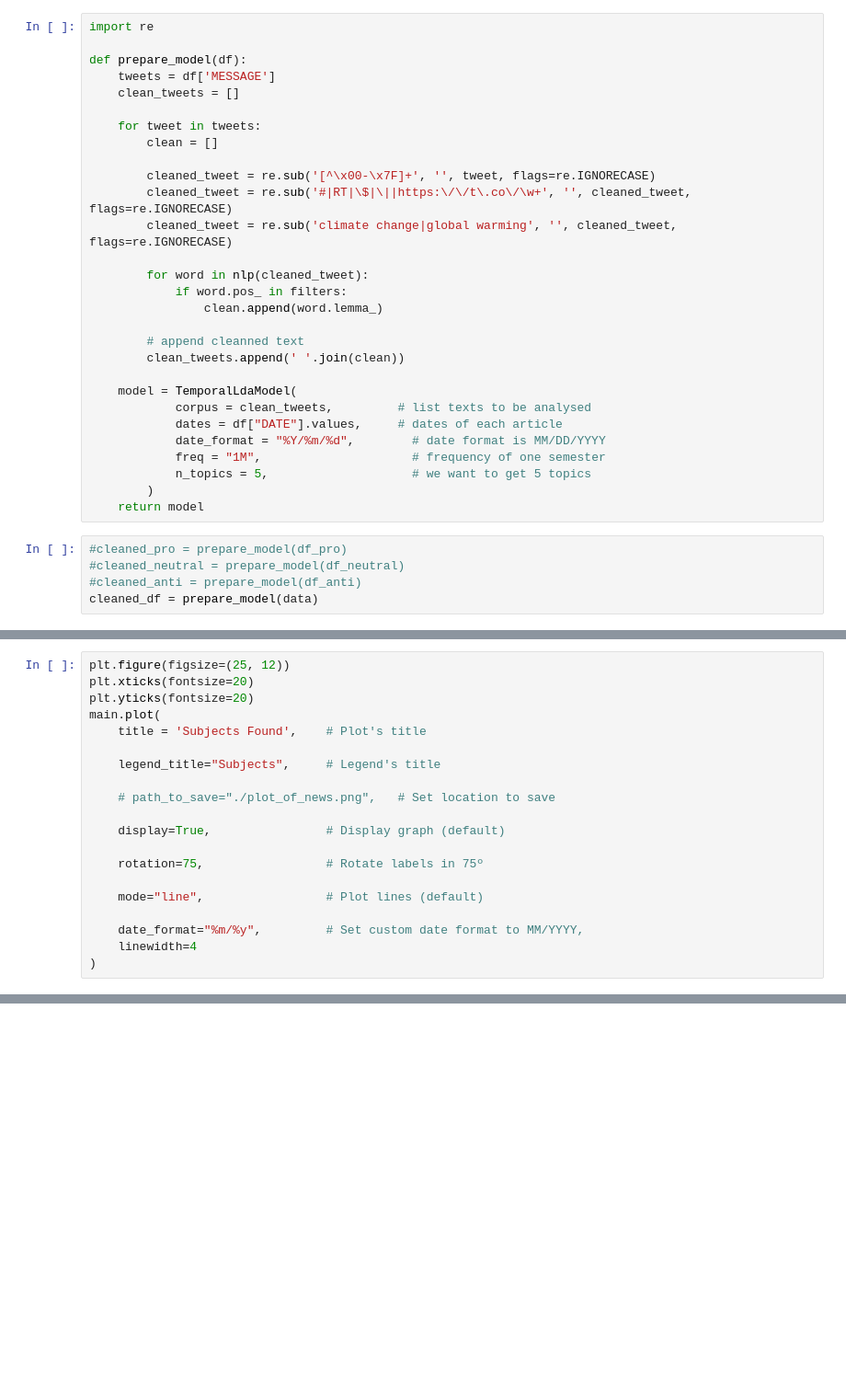
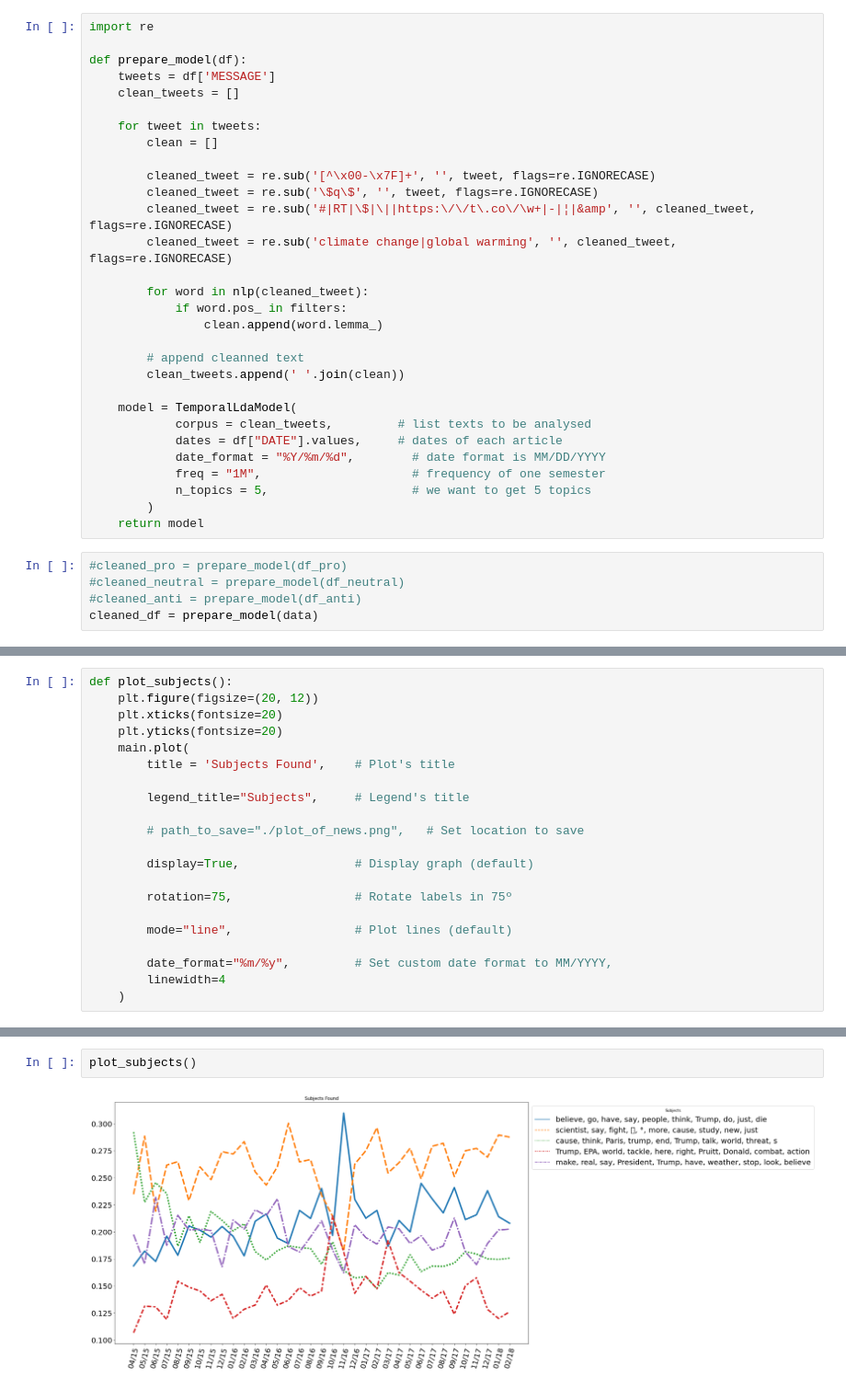
Before and after one commit to thiagorbernardo/UTFPR-Data-Science-CSB55, a Jupyter notebook: 06 - LDA/LDA_GlobalWarming.ipynb, the cells around one changed output, grey strips where cells are left out. Shown at 92% size. Drawn from its saved outputs; the diff is of its cells as text; blank space fills up the shorter version.

```diff
--- a/06 - LDA/LDA_GlobalWarming.ipynb
+++ b/06 - LDA/LDA_GlobalWarming.ipynb
@@ -57,7 +57,8 @@ def prepare_model(df):
         clean = []
 
         cleaned_tweet = re.sub('[^\x00-\x7F]+', '', tweet, flags=re.IGNORECASE)
-        cleaned_tweet = re.sub('#|RT|\$|\||https:\/\/t\.co\/\w+', '', cleaned_tweet, flags=re.IGNORECASE)
+        cleaned_tweet = re.sub('\$q\$', '', tweet, flags=re.IGNORECASE)
+        cleaned_tweet = re.sub('#|RT|\$|\||https:\/\/t\.co\/\w+|-|¦|&amp', '', cleaned_tweet, flags=re.IGNORECASE)
         cleaned_tweet = re.sub('climate change|global warming', '', cleaned_tweet, flags=re.IGNORECASE)
 
         for word in nlp(cleaned_tweet):
@@ -107,20 +108,21 @@ Wall time: 4 ms
 # %%
-plt.figure(figsize=(25, 12))
-plt.xticks(fontsize=20)
-plt.yticks(fontsize=20)
-main.plot(
-    title = 'Subjects Found',    # Plot's title
+def plot_subjects():
+    plt.figure(figsize=(20, 12))
+    plt.xticks(fontsize=20)
+    plt.yticks(fontsize=20)
+    main.plot(
+        title = 'Subjects Found',    # Plot's title
 
-    legend_title="Subjects",     # Legend's title
+        legend_title="Subjects",     # Legend's title
 
-    # path_to_save="./plot_of_news.png",   # Set location to save
+        # path_to_save="./plot_of_news.png",   # Set location to save
 
-    display=True,                # Display graph (default)
+        display=True,                # Display graph (default)
 
-    rotation=75,                 # Rotate labels in 75º
+        rotation=75,                 # Rotate labels in 75º
 
-    mode="line",                 # Plot lines (default)
+        mode="line",                 # Plot lines (default)
 
-    date_format="%m/%y",         # Set custom date format to MM/YYYY,
-    linewidth=4
-)
+        date_format="%m/%y",         # Set custom date format to MM/YYYY,
+        linewidth=4
+    )
@@ -128,0 +129,4 @@ main.plot(
+# %%
+plot_subjects()
+# %% [output]
+[figure, added]
```
Also changed, not shown: parts of 5 cells of this notebook.
